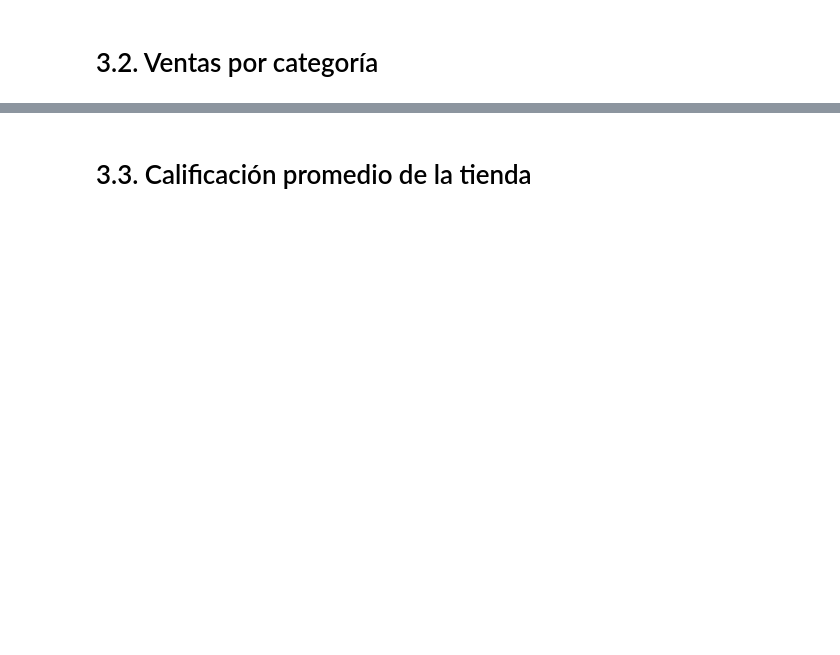
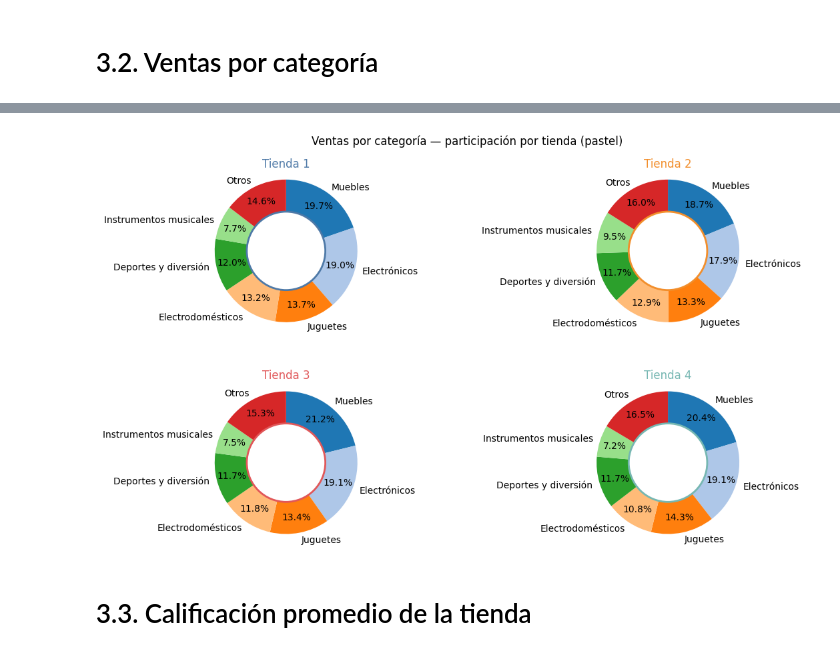
Before and after one commit to JF17-EngineerCivInd/JFP_challenge1-data-science-latam, a Jupyter notebook: AluraStoreLatam.ipynb, the cells around one changed output, grey strips where cells are left out. Saved outputs shown, nothing was run; the diff lists cells and outputs as text; code cells hidden in the pictures; blank space fills up the shorter version.

```diff
--- a/AluraStoreLatam.ipynb
+++ b/AluraStoreLatam.ipynb
@@ -271,19 +333,3 @@ plot_bar(g_fact, x='Tienda', y=precio_col,
-# %%
-import matplotlib.pyplot as plt
-from matplotlib.ticker import FuncFormatter
-
-precio_col = next(c for c in df.columns if 'precio' in c.lower())
-fact = df.groupby('Tienda')[precio_col].sum().sort_values(ascending=False)
-
-fig, ax = plt.subplots(figsize=(6,4))
-fact.plot(kind='bar', ax=ax)
-ax.set_title('Facturación por tienda (Matplotlib)')
-ax.set_xlabel('')
-ax.set_ylabel('Millones de COP')
-ax.ticklabel_format(style='plain', axis='y')
-ax.yaxis.set_major_formatter(FuncFormatter(lambda x, _: f'{x/1_000_000:,.1f}'.replace(',', '.')))
-ax.spines['top'].set_visible(False); ax.spines['right'].set_visible(False)
-plt.tight_layout(); plt.show()
 # %% [markdown]
 # 3.2. Ventas por categoría
 # %%
@@ -302,3 +367,65 @@ plot_cat_lines(g_cat, cat_col, top_n=8)  # sube/baja top_n según lo “apretado
+# %%
+# 3.2 — Ventas por categoría
+import matplotlib.pyplot as plt
+
+# --- columnas ---
+cat_col  = next(c for c in df.columns if 'categor' in c.lower())
+prod_col = next(c for c in df.columns if 'producto' in c.lower())
+
+# --- conteos Tienda x Categoría ---
+pivot = df.groupby(['Tienda', cat_col])[prod_col].count().unstack(fill_value=0)
+
+# orden global y TOP_N
+orden_global = pivot.sum(axis=0).sort_values(ascending=False)
+TOP_N = 6
+cats_top = list(orden_global.index[:TOP_N])
+otros = pivot.drop(columns=cats_top).sum(axis=1)
+
+pivot_top = pivot[cats_top].copy()
+if (pivot.shape[1] - TOP_N) > 0:
+    pivot_top['Otros'] = otros
+
+# colores de tienda (como 3.1)
+PALETTE_TIENDAS = {
+    'Tienda 1': '#4E79A7',
+    'Tienda 2': '#F28E2B',
+    'Tienda 3': '#E15759',
+    'Tienda 4': '#76B7B2',
+}
+# colores por categoría (consistentes en los 4 pies)
+cmap = plt.get_cmap('tab20')
+cats = pivot_top.columns.tolist()
+COL_CAT = {c: cmap(i % 20) for i, c in enumerate(cats)}
+
+# --- más espacio horizontal entre subplots ---
+fig, axes = plt.subplots(
+    2, 2, figsize=(12, 7),                # un poco más ancho
+    gridspec_kw={'wspace': 0.60, 'hspace': 0.35}   # <-- separaciones
+)
+axes = axes.ravel()
+
+for ax, tienda in zip(axes, sorted(pivot_top.index)):
+    vals = pivot_top.loc[tienda].values
+    labels = pivot_top.columns.tolist()
+    colors = [COL_CAT[c] for c in labels]
+
+    wedges, texts, autotexts = ax.pie(
+        vals, labels=labels, colors=colors,
+        autopct=lambda p: f'{p:.1f}%' if p >= 3 else '',
+        startangle=90, counterclock=False, pctdistance=0.78
+    )
+    aro = plt.Circle((0, 0), 0.55, fc='white',
+                     edgecolor=PALETTE_TIENDAS.get(tienda, 'gray'), lw=2)
+    ax.add_artist(aro)
+    ax.set_title(tienda, color=PALETTE_TIENDAS.get(tienda, 'black'))
+    ax.axis('equal')
+
+fig.suptitle('Ventas por categoría — participación por tienda (pastel)', y=0.98)
+# aseguramos que la separación se mantenga
+fig.subplots_adjust(wspace=0.60, hspace=0.35, top=0.90)
+plt.show()
+# %% [output]
+[figure, added]
 # %% [markdown]
 # 3.3. Calificación promedio de la tienda
 # %%
```
Also changed, not shown: parts of 15 cells of this notebook.
